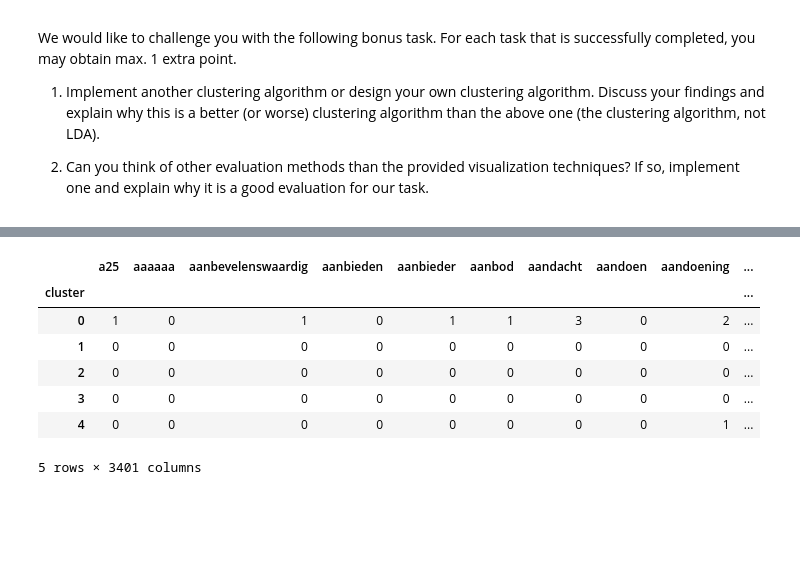
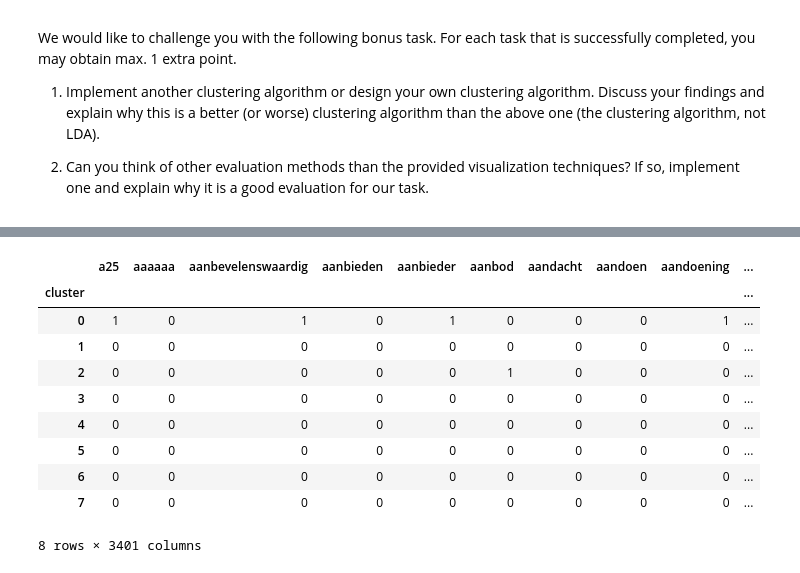
Before and after one commit to MarognaLorenzo/ApplicationOfMachineLearning, a Jupyter notebook: Assignment3/notebooks/Lorenzo.ipynb, the cells around one changed output, grey strips where cells are left out. Cells and saved outputs as stored; diff of their text form; code cells hidden in the pictures; blank space fills up the shorter version.

```diff
--- a/Assignment3/notebooks/Lorenzo.ipynb
+++ b/Assignment3/notebooks/Lorenzo.ipynb
@@ -552,10 +517,8 @@ We would like to challenge you with the following bonus task. For each task that
 # %%
 # TODO: cluster the messages using a clustering algorithm
 
-from sklearn.cluster import DBSCAN
+dbscan = DBSCAN(metric='cosine', min_samples=3, eps=0.15)
 
-kmeans = DBSCAN(metric='cosine', min_samples=3, eps=0.16)
-
-clustrer_labels = kmeans.fit_predict(document_vector_matrx)
-clustrer_labels.shape, max(clustrer_labels)
+clustrer_labels_dbscan = dbscan.fit_predict(document_vector_matrx)
+pd.DataFrame({'cluster':clustrer_labels_dbscan}).value_counts().to_frame()
 # %% [output]
@@ -563,15 +536,18 @@ clustrer_labels.shape, max(clustrer_labels)
 # %%
-df = dtf_df
-df['cluster'] = clustrer_labels
+df_dbscan = dtf_df
+df_dbscan['cluster'] = clustrer_labels_dbscan
 
-aggregated_clusters = df.groupby('cluster').sum().drop(-1)
-aggregated_clusters
+aggregated_clusters_dbscan = df_dbscan.groupby('cluster').sum().drop(-1)
+aggregated_clusters_dbscan
 # %% [output]
 |  | a25 | aaaaaa | aanbevelenswaardig | aanbieden | aanbieder | aanbod | aandacht | aandoen | aandoening | ... |
 | cluster |  |  |  |  |  |  |  |  |  | ... |
-| 0 | 1 | 0 | 1 | 0 | 1 | 1 | 3 | 0 | 2 | ... |
+| 0 | 1 | 0 | 1 | 0 | 1 | 0 | 0 | 0 | 1 | ... |
 | 1 | 0 | 0 | 0 | 0 | 0 | 0 | 0 | 0 | 0 | ... |
-| 2 | 0 | 0 | 0 | 0 | 0 | 0 | 0 | 0 | 0 | ... |
+| 2 | 0 | 0 | 0 | 0 | 0 | 1 | 0 | 0 | 0 | ... |
 | 3 | 0 | 0 | 0 | 0 | 0 | 0 | 0 | 0 | 0 | ... |
-| 4 | 0 | 0 | 0 | 0 | 0 | 0 | 0 | 0 | 1 | ... |
+| 4 | 0 | 0 | 0 | 0 | 0 | 0 | 0 | 0 | 0 | ... |
+| 5 | 0 | 0 | 0 | 0 | 0 | 0 | 0 | 0 | 0 | ... |
+| 6 | 0 | 0 | 0 | 0 | 0 | 0 | 0 | 0 | 0 | ... |
+| 7 | 0 | 0 | 0 | 0 | 0 | 0 | 0 | 0 | 0 | ... |
-5 rows × 3401 columns
+8 rows × 3401 columns
```
Also changed, not shown: parts of 31 cells of this notebook.
